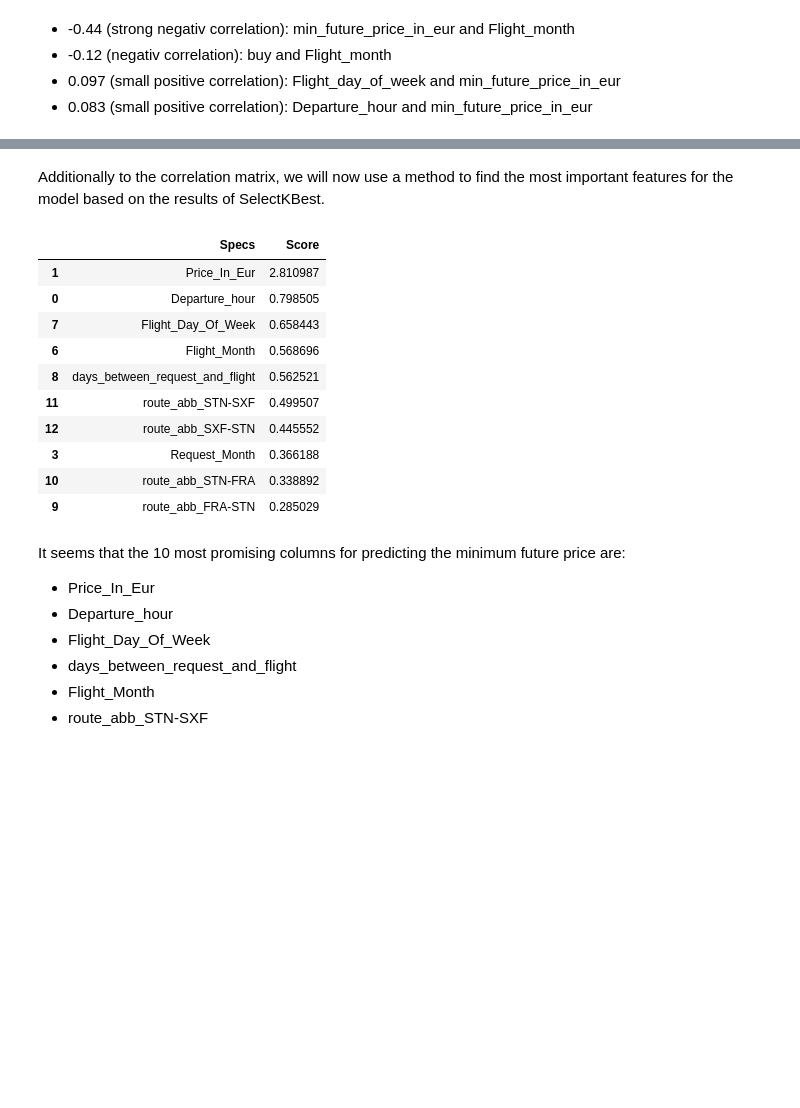
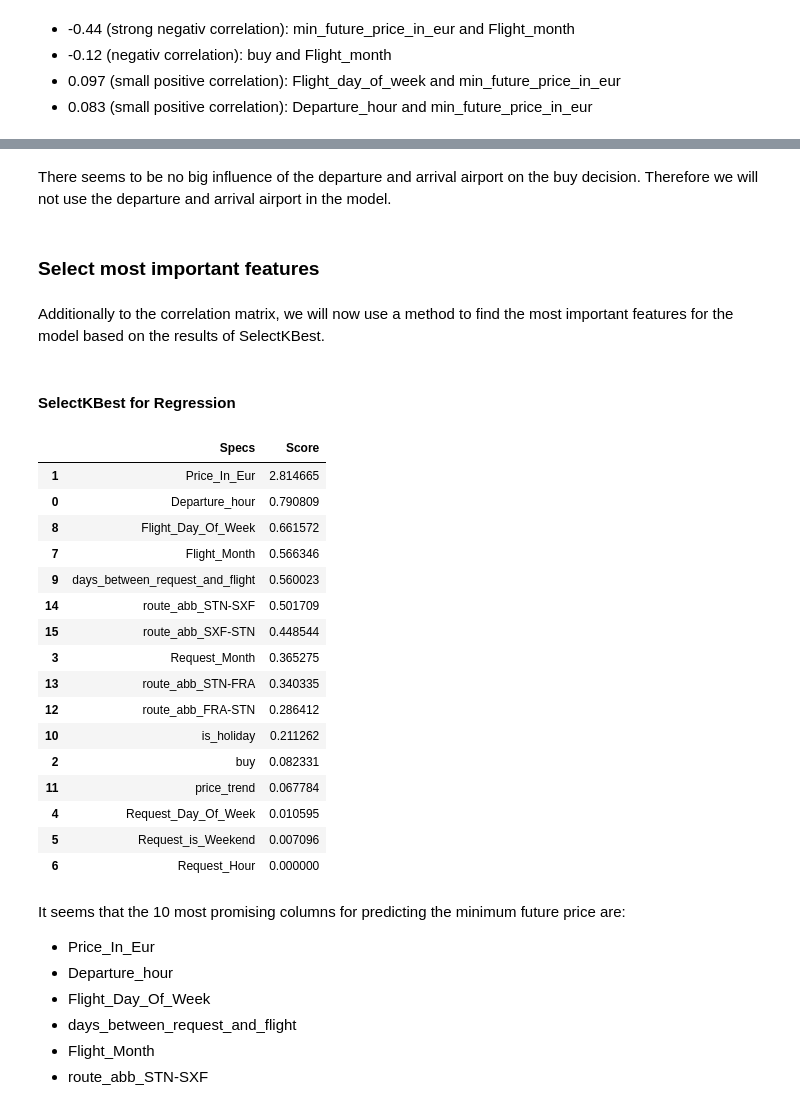
Before and after one commit to ahirsch-github/flight-price-prediction, a Jupyter notebook: flight-price-prediction.ipynb, the cells around one changed output, grey strips where cells are left out. Cells and saved outputs as stored; diff of their text form; code cells hidden in the pictures; blank space fills up the shorter version.

```diff
--- a/flight-price-prediction.ipynb
+++ b/flight-price-prediction.ipynb
@@ -445,9 +556,3 @@ sns.histplot(df_train_copy['Arrival_airport'], color='g');
 # %% [output]
 [figure]
 [figure]
-# %%
-# One hot encoding to convert categorical variables to numerical
-df_train_copy = pd.get_dummies(df_train_copy, columns=['route_abb', 'Departure_airport', 'Arrival_airport'])
-
-# check the data
-df_train_copy.head()
@@ -485,0 +587,23 @@ sns.histplot(df_train_copy['flight_unique_id'].value_counts(), color='g');
+# %%
+# function to calculate the current price trend
+def price_trend(df):
+    # calculate the rolling average of the last 3 prices for each flight
+    df['rolling_mean_price'] = df.groupby('flight_unique_id')['Price_In_Eur'].rolling(window=3).mean().reset_index(0, drop=True)
+
+    # calculate the price difference between the current price and the rolling average price
+    df['avg_price_difference'] = df['Price_In_Eur'] - df['rolling_mean_price']
+
+    # create a new column 'avg_price_trend' based on the sign of the 'avg_price_difference'
+    # positive difference indicates an upward trend (1), negative difference indicates a downward trend (-1) an zero indicates a stable trend (0)
+    df['price_trend'] = df['avg_price_difference'].apply(lambda x: 1 if x > 0 else (-1 if x < 0 else 0))
+
+    # replace the NaN values in the 'avg_price_trend' column with 0
+    df['price_trend'] = df['price_trend'].fillna(0)
+
+    # drop the 'rolling_mean_price' and 'avg_price_difference' columns
+    df = df.drop(['rolling_mean_price', 'avg_price_difference'], axis=1)
+
+price_trend(df_train_copy)
+# drop 'rolling_mean_price' and 'avg_price_difference'
+df_train_copy.drop(['rolling_mean_price', 'avg_price_difference'], axis=1, inplace=True)
+print(df_train_copy.columns)
@@ -668,4 +743,0 @@ The correlation matrix shows that there is no strong correlation between the arr
-# %%
-# drop the arrival and departure airport columns
-df_train_copy.drop(['Arrival_airport_FRA', 'Arrival_airport_STN', 'Arrival_airport_SXF', 'Departure_airport_FRA',
-            'Departure_airport_STN', 'Departure_airport_SXF'], axis=1, inplace=True)
@@ -742,46 +794,61 @@ Index(['index', 'Request_Date', 'Flight_Date', 'Departure_hour',
+# %% [markdown]
+There seems to be no big influence of the departure and arrival airport on the buy decision. Therefore we will not use the departure and arrival airport in the model.
+# %%
+# remove 'departure_airport' and 'arrival_airport' from the data
+df_train_copy.drop(['Departure_airport', 'Arrival_airport'], axis=1, inplace=True)
+# %% [markdown]
+### Select most important features ###
 # %% [markdown]
 Additionally to the correlation matrix, we will now use a method to find the most important features for the model based on the results of SelectKBest.
+# %% [markdown]
+#### SelectKBest for Regression ####
 # %%
 # feature selection with sklearn
 from sklearn.feature_selection import SelectKBest
 from sklearn.feature_selection import mutual_info_regression
 
 # copy the data
 df_train_copy2 = df_train_copy.copy()
 
 # separate the features and the target variable 'min_future_price_in_Eur'
 X = df_train_copy2.drop(['min_future_price_in_Eur', 'Request_Date', 'Flight_Date', 'index', 'flight_unique_id'], axis=1)
 y = df_train_copy2['min_future_price_in_Eur']
 
 # convert the categorical columns to numerical
 X = pd.get_dummies(X)
 
 # apply SelectKBest class to extract top 10 best features
-bestfeatures = SelectKBest(score_func=mutual_info_regression , k=10)
+bestfeatures = SelectKBest(score_func=mutual_info_regression, k=16) # 16 features
 fit = bestfeatures.fit(X, y)
 
 # create a dataframe with the scores
 dfscores = pd.DataFrame(fit.scores_)
 dfcolumns = pd.DataFrame(X.columns)
 
 # concat the two dataframes for better visualization
 featureScores = pd.concat([dfcolumns, dfscores], axis=1)
 featureScores.columns = ['Specs', 'Score']
 
 # print the 10 best features
-featureScores.nlargest(10, 'Score')
+featureScores.nlargest(16, 'Score')
 # %% [output]
 |  | Specs | Score |
-| 1 | Price_In_Eur | 2.810987 |
-| 0 | Departure_hour | 0.798505 |
-| 7 | Flight_Day_Of_Week | 0.658443 |
-| 6 | Flight_Month | 0.568696 |
-| 8 | days_between_request_and_flight | 0.562521 |
-| 11 | route_abb_STN-SXF | 0.499507 |
-| 12 | route_abb_SXF-STN | 0.445552 |
-| 3 | Request_Month | 0.366188 |
-| 10 | route_abb_STN-FRA | 0.338892 |
-| 9 | route_abb_FRA-STN | 0.285029 |
+| 1 | Price_In_Eur | 2.814665 |
+| 0 | Departure_hour | 0.790809 |
+| 8 | Flight_Day_Of_Week | 0.661572 |
+| 7 | Flight_Month | 0.566346 |
+| 9 | days_between_request_and_flight | 0.560023 |
+| 14 | route_abb_STN-SXF | 0.501709 |
+| 15 | route_abb_SXF-STN | 0.448544 |
+| 3 | Request_Month | 0.365275 |
+| 13 | route_abb_STN-FRA | 0.340335 |
+| 12 | route_abb_FRA-STN | 0.286412 |
+| 10 | is_holiday | 0.211262 |
+| 2 | buy | 0.082331 |
+| 11 | price_trend | 0.067784 |
+| 4 | Request_Day_Of_Week | 0.010595 |
+| 5 | Request_is_Weekend | 0.007096 |
+| 6 | Request_Hour | 0.000000 |
 # %% [markdown]
 It seems that the 10 most promising columns for predicting the minimum future price are:
 -  Price_In_Eur
```
Also changed, not shown: parts of 78 cells of this notebook.
